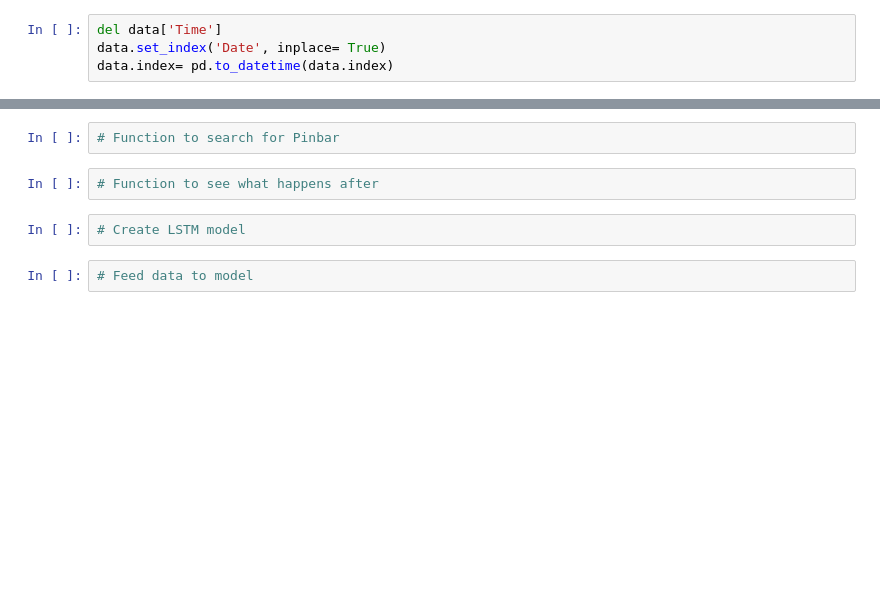
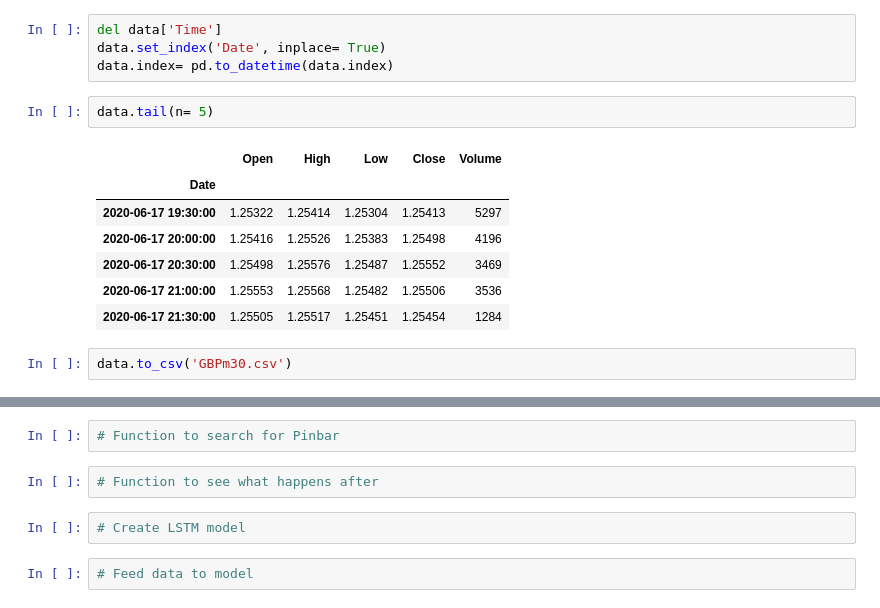
Before and after one commit to Mehrnoushhk/DeepLearning, a Jupyter notebook: PinAI.ipynb, the cells around one changed output, grey strips where cells are left out. Saved outputs shown, nothing was run; the diff lists cells and outputs as text; blank space fills up the shorter version.

```diff
--- a/PinAI.ipynb
+++ b/PinAI.ipynb
@@ -46,6 +32,18 @@ Wall time: 20.5 s
 del data['Time']
 data.set_index('Date', inplace= True)
 data.index= pd.to_datetime(data.index)
+# %%
+data.tail(n= 5)
+# %% [output]
+|  | Open | High | Low | Close | Volume |
+| Date |  |  |  |  |  |
+| 2020-06-17 19:30:00 | 1.25322 | 1.25414 | 1.25304 | 1.25413 | 5297 |
+| 2020-06-17 20:00:00 | 1.25416 | 1.25526 | 1.25383 | 1.25498 | 4196 |
+| 2020-06-17 20:30:00 | 1.25498 | 1.25576 | 1.25487 | 1.25552 | 3469 |
+| 2020-06-17 21:00:00 | 1.25553 | 1.25568 | 1.25482 | 1.25506 | 3536 |
+| 2020-06-17 21:30:00 | 1.25505 | 1.25517 | 1.25451 | 1.25454 | 1284 |
+# %%
+data.to_csv('GBPm30.csv')
 # %%
 !pip install mplfinance
 import mplfinance as mpl
```
Also changed, not shown: parts of 16 cells of this notebook.
